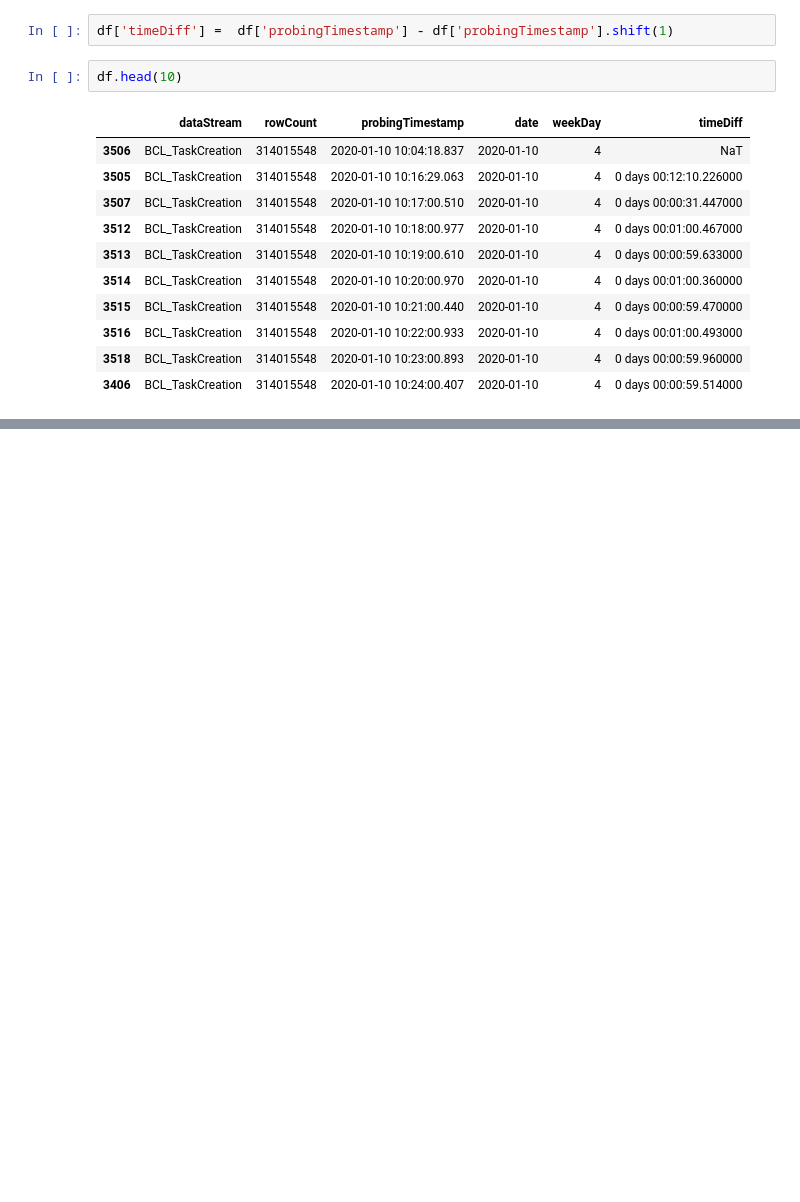
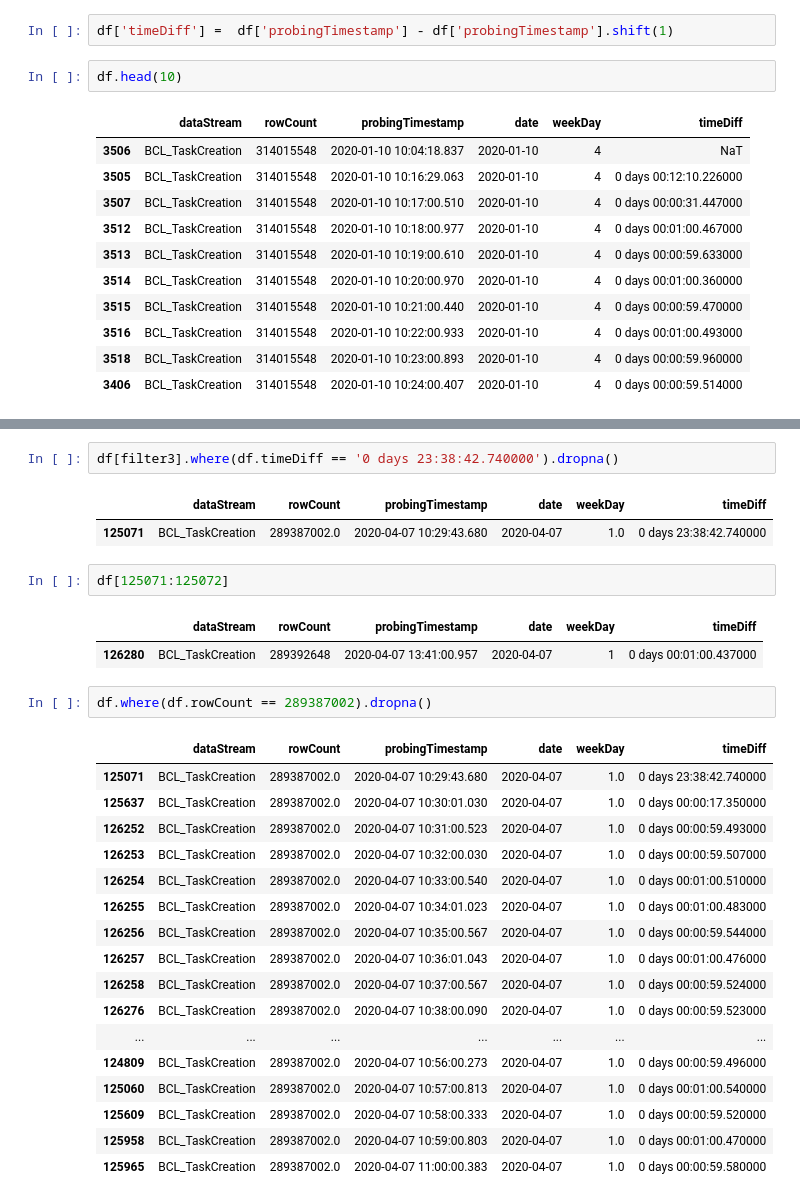
Before and after one commit to pawelpuszcz/timeseries-data-analysis, a Jupyter notebook: BPTask.ipynb, the cells around one changed output, grey strips where cells are left out. Cells and saved outputs as stored; diff of their text form; blank space fills up the shorter version.

```diff
--- a/BPTask.ipynb
+++ b/BPTask.ipynb
@@ -248,0 +333,30 @@ df.head(10)
+# %%
+df[filter3].where(df.timeDiff == '0 days 23:38:42.740000').dropna()
+# %% [output]
+|  | dataStream | rowCount | probingTimestamp | date | weekDay | timeDiff |
+| 125071 | BCL_TaskCreation | 289387002.0 | 2020-04-07 10:29:43.680 | 2020-04-07 | 1.0 | 0 days 23:38:42.740000 |
+# %%
+df[125071:125072]
+# %% [output]
+|  | dataStream | rowCount | probingTimestamp | date | weekDay | timeDiff |
+| 126280 | BCL_TaskCreation | 289392648 | 2020-04-07 13:41:00.957 | 2020-04-07 | 1 | 0 days 00:01:00.437000 |
+# %%
+df.where(df.rowCount == 289387002).dropna()
+# %% [output]
+|  | dataStream | rowCount | probingTimestamp | date | weekDay | timeDiff |
+| 125071 | BCL_TaskCreation | 289387002.0 | 2020-04-07 10:29:43.680 | 2020-04-07 | 1.0 | 0 days 23:38:42.740000 |
+| 125637 | BCL_TaskCreation | 289387002.0 | 2020-04-07 10:30:01.030 | 2020-04-07 | 1.0 | 0 days 00:00:17.350000 |
+| 126252 | BCL_TaskCreation | 289387002.0 | 2020-04-07 10:31:00.523 | 2020-04-07 | 1.0 | 0 days 00:00:59.493000 |
+| 126253 | BCL_TaskCreation | 289387002.0 | 2020-04-07 10:32:00.030 | 2020-04-07 | 1.0 | 0 days 00:00:59.507000 |
+| 126254 | BCL_TaskCreation | 289387002.0 | 2020-04-07 10:33:00.540 | 2020-04-07 | 1.0 | 0 days 00:01:00.510000 |
+| 126255 | BCL_TaskCreation | 289387002.0 | 2020-04-07 10:34:01.023 | 2020-04-07 | 1.0 | 0 days 00:01:00.483000 |
+| 126256 | BCL_TaskCreation | 289387002.0 | 2020-04-07 10:35:00.567 | 2020-04-07 | 1.0 | 0 days 00:00:59.544000 |
+| 126257 | BCL_TaskCreation | 289387002.0 | 2020-04-07 10:36:01.043 | 2020-04-07 | 1.0 | 0 days 00:01:00.476000 |
+| 126258 | BCL_TaskCreation | 289387002.0 | 2020-04-07 10:37:00.567 | 2020-04-07 | 1.0 | 0 days 00:00:59.524000 |
+| 126276 | BCL_TaskCreation | 289387002.0 | 2020-04-07 10:38:00.090 | 2020-04-07 | 1.0 | 0 days 00:00:59.523000 |
+| ... | ... | ... | ... | ... | ... | ... |
+| 124809 | BCL_TaskCreation | 289387002.0 | 2020-04-07 10:56:00.273 | 2020-04-07 | 1.0 | 0 days 00:00:59.496000 |
+| 125060 | BCL_TaskCreation | 289387002.0 | 2020-04-07 10:57:00.813 | 2020-04-07 | 1.0 | 0 days 00:01:00.540000 |
+| 125609 | BCL_TaskCreation | 289387002.0 | 2020-04-07 10:58:00.333 | 2020-04-07 | 1.0 | 0 days 00:00:59.520000 |
+| 125958 | BCL_TaskCreation | 289387002.0 | 2020-04-07 10:59:00.803 | 2020-04-07 | 1.0 | 0 days 00:01:00.470000 |
+| 125965 | BCL_TaskCreation | 289387002.0 | 2020-04-07 11:00:00.383 | 2020-04-07 | 1.0 | 0 days 00:00:59.580000 |
```
Also changed, not shown: parts of 13 cells of this notebook.
